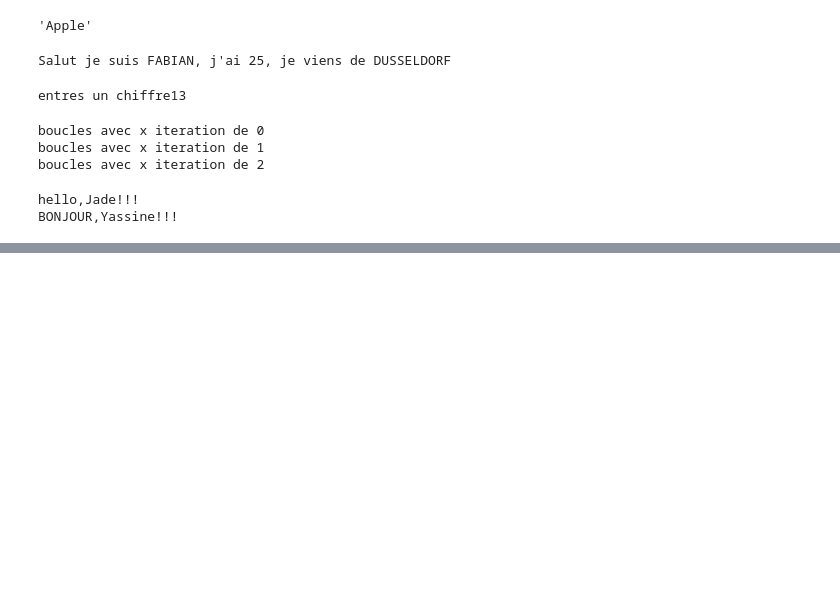
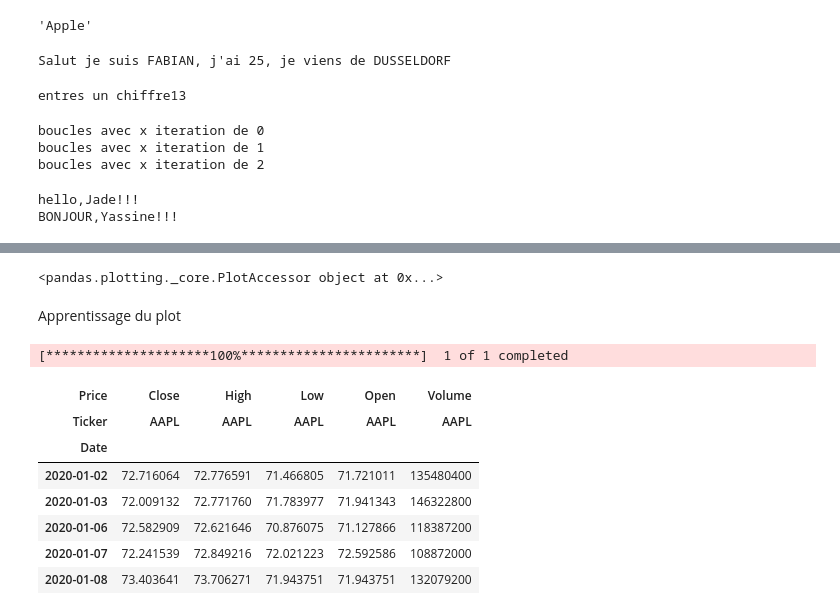
Before and after one commit to Samy-OUABID/IAE-METZ-Samy-Yassin, a Jupyter notebook: TD_DATAFUNDS.ipynb, the cells around one changed output, grey strips where cells are left out. Saved outputs shown, nothing was run; the diff lists cells and outputs as text; code cells hidden in the pictures; blank space fills up the shorter version.

```diff
--- a/TD_DATAFUNDS.ipynb
+++ b/TD_DATAFUNDS.ipynb
@@ -99,0 +278,6 @@ BONJOUR,Yassine!!!
+# %%
+Luxembourg_data.plot
+# %% [output]
+<pandas.plotting._core.PlotAccessor object at 0x...>
+# %% [markdown]
+Apprentissage du plot
@@ -99,0 +290,14 @@ BONJOUR,Yassine!!!
+# %%
+#dowload stock data for a de
+stock = yf.download('AAPL', start='2020-01-01', end='2025-01-01')
+stock.head()
+# %% [output]
+[*********************100%***********************]  1 of 1 completed
+| Price | Close | High | Low | Open | Volume |
+| Ticker | AAPL | AAPL | AAPL | AAPL | AAPL |
+| Date |  |  |  |  |  |
+| 2020-01-02 | 72.716064 | 72.776591 | 71.466805 | 71.721011 | 135480400 |
+| 2020-01-03 | 72.009132 | 72.771760 | 71.783977 | 71.941343 | 146322800 |
+| 2020-01-06 | 72.582909 | 72.621646 | 70.876075 | 71.127866 | 118387200 |
+| 2020-01-07 | 72.241539 | 72.849216 | 72.021223 | 72.592586 | 108872000 |
+| 2020-01-08 | 73.403641 | 73.706271 | 71.943751 | 71.943751 | 132079200 |
```
Also changed, not shown: parts of 28 cells of this notebook.
